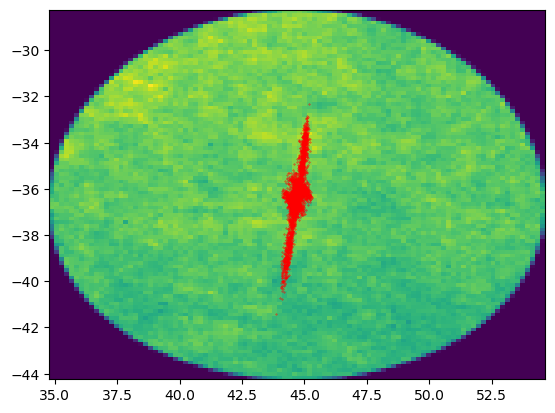
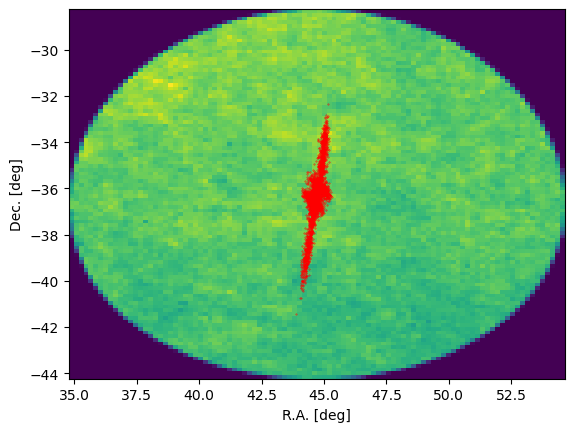
Unified diff of the notebook cell whose output changed from the first chart to the second:
--- before
+++ after
@@ -8,5 +8,6 @@
 plt.scatter(df_stream['ra'], df_stream['dec'], color='red', label='Stream Stars', s=0.1)
 
-
+plt.xlabel('R.A. [deg]')
+plt.ylabel('Dec. [deg]')
 
 plt.show()

Commit: add extinction for DC2 background galaxies